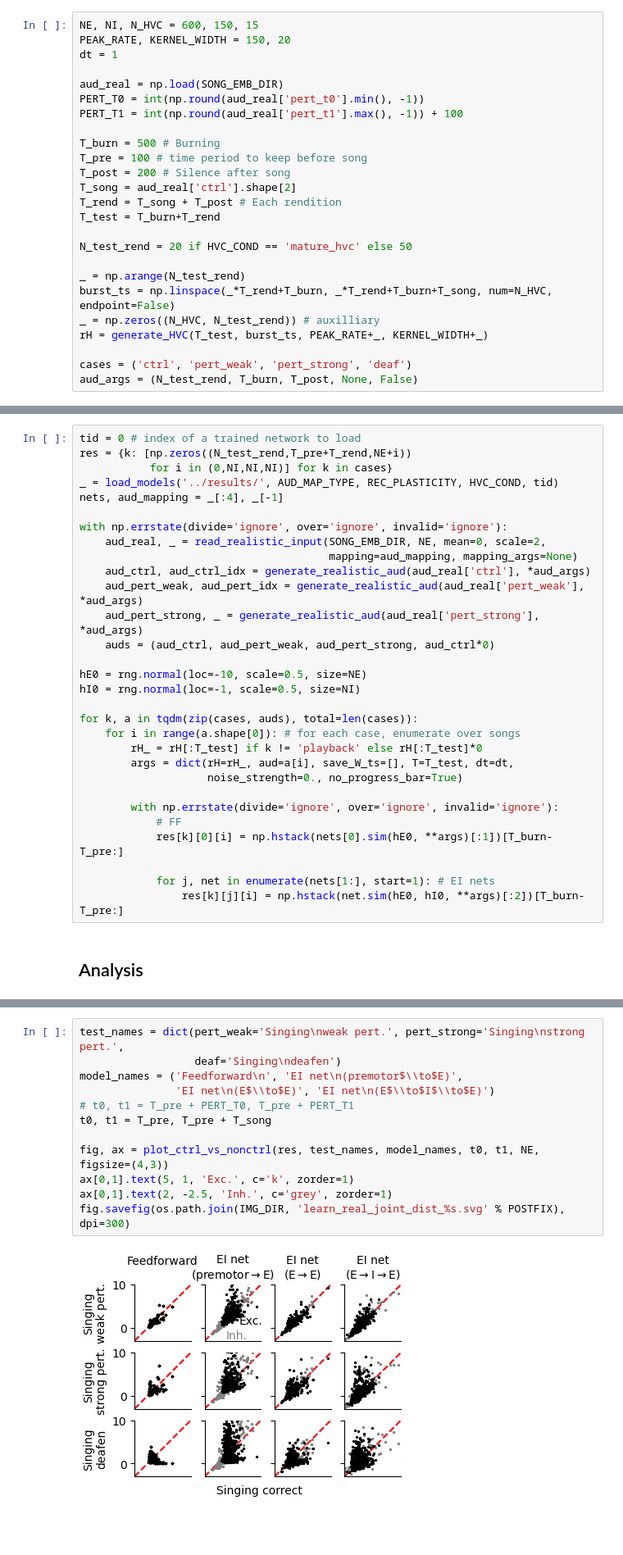
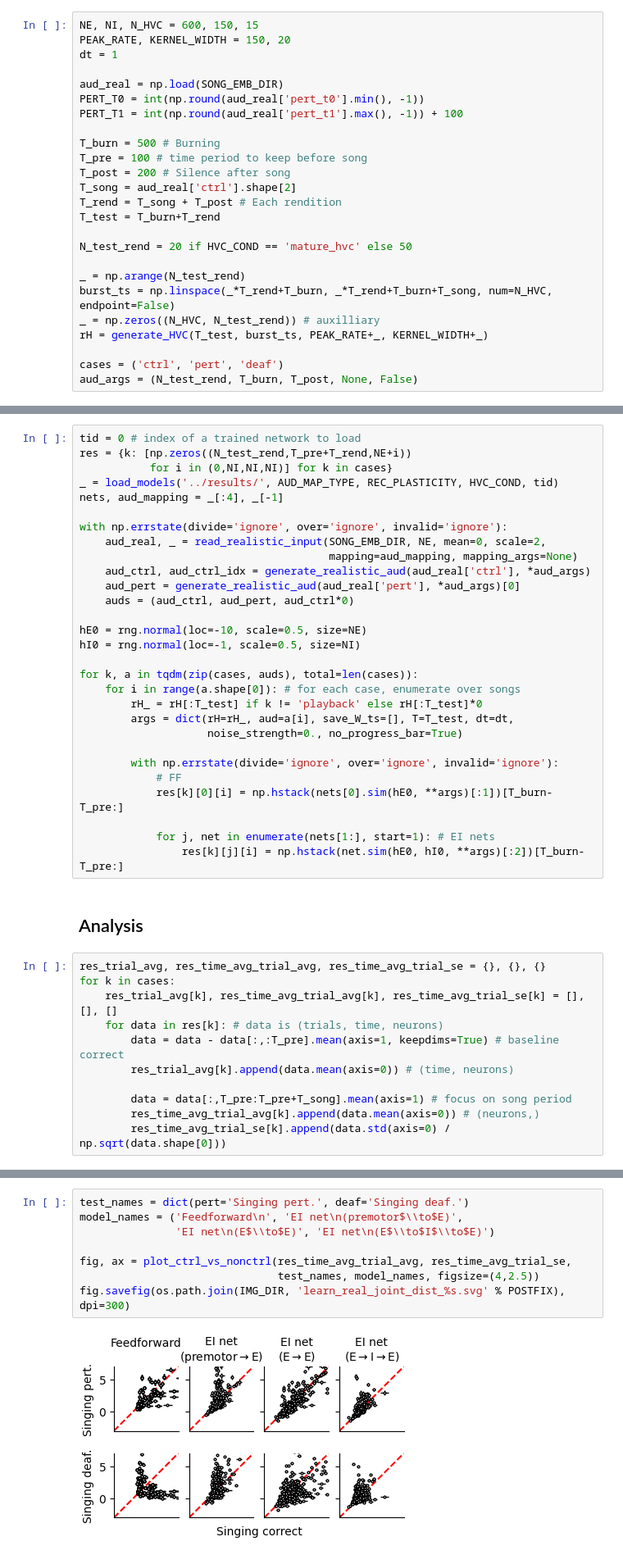
Before and after one commit to gongziyida/vocal-error-network, a Jupyter notebook: simulations/test_models.ipynb, the cells around one changed output, grey strips where cells are left out. Shown: that part at 82% size. Saved outputs shown, nothing was run; the diff lists cells and outputs as text; blank space fills up the shorter version.

Commit message:
pert

```diff
--- a/simulations/test_models.ipynb
+++ b/simulations/test_models.ipynb
@@ -44,7 +45,7 @@ burst_ts = np.linspace(_*T_rend+T_burn, _*T_rend+T_burn+T_song, num=N_HVC, endpo
 _ = np.zeros((N_HVC, N_test_rend)) # auxilliary
 rH = generate_HVC(T_test, burst_ts, PEAK_RATE+_, KERNEL_WIDTH+_)
 
-cases = ('ctrl', 'pert_weak', 'pert_strong', 'deaf')
+cases = ('ctrl', 'pert', 'deaf')
 aud_args = (N_test_rend, T_burn, T_post, None, False)
 # %% [markdown]
 ## Simulations
@@ -59,9 +60,8 @@ with np.errstate(divide='ignore', over='ignore', invalid='ignore'):
     aud_real, _ = read_realistic_input(SONG_EMB_DIR, NE, mean=0, scale=2,
                                        mapping=aud_mapping, mapping_args=None)
     aud_ctrl, aud_ctrl_idx = generate_realistic_aud(aud_real['ctrl'], *aud_args)
-    aud_pert_weak, aud_pert_idx = generate_realistic_aud(aud_real['pert_weak'], *aud_args)
-    aud_pert_strong, _ = generate_realistic_aud(aud_real['pert_strong'], *aud_args)
-    auds = (aud_ctrl, aud_pert_weak, aud_pert_strong, aud_ctrl*0)
+    aud_pert = generate_realistic_aud(aud_real['pert'], *aud_args)[0]
+    auds = (aud_ctrl, aud_pert, aud_ctrl*0)
 
 hE0 = rng.normal(loc=-10, scale=0.5, size=NE)
 hI0 = rng.normal(loc=-1, scale=0.5, size=NI)
@@ -80,5 +80,16 @@ for k, a in tqdm(zip(cases, auds), total=len(cases)):
                 res[k][j][i] = np.hstack(net.sim(hE0, hI0, **args)[:2])[T_burn-T_pre:]
 # %% [markdown]
 ## Analysis
+# %%
+res_trial_avg, res_time_avg_trial_avg, res_time_avg_trial_se = {}, {}, {}
+for k in cases:
+    res_trial_avg[k], res_time_avg_trial_avg[k], res_time_avg_trial_se[k] = [], [], []
+    for data in res[k]: # data is (trials, time, neurons)
+        data = data - data[:,:T_pre].mean(axis=1, keepdims=True) # baseline correct
+        res_trial_avg[k].append(data.mean(axis=0)) # (time, neurons)
+
+        data = data[:,T_pre:T_pre+T_song].mean(axis=1) # focus on song period
+        res_time_avg_trial_avg[k].append(data.mean(axis=0)) # (neurons,)
+        res_time_avg_trial_se[k].append(data.std(axis=0) / np.sqrt(data.shape[0]))
 # %%
 i = 0
@@ -105,14 +115,10 @@ for l, m in enumerate(('FF', 'HVC2E', 'E2E', 'E2I2E')):
 # %%
-test_names = dict(pert_weak='Singing\nweak pert.', pert_strong='Singing\nstrong pert.',
-                  deaf='Singing\ndeafen')
+test_names = dict(pert='Singing pert.', deaf='Singing deaf.')
 model_names = ('Feedforward\n', 'EI net\n(premotor$\\to$E)',
                'EI net\n(E$\\to$E)', 'EI net\n(E$\\to$I$\\to$E)')
-# t0, t1 = T_pre + PERT_T0, T_pre + PERT_T1
-t0, t1 = T_pre, T_pre + T_song
 
-fig, ax = plot_ctrl_vs_nonctrl(res, test_names, model_names, t0, t1, NE, figsize=(4,3))
-ax[0,1].text(5, 1, 'Exc.', c='k', zorder=1)
-ax[0,1].text(2, -2.5, 'Inh.', c='grey', zorder=1)
+fig, ax = plot_ctrl_vs_nonctrl(res_time_avg_trial_avg, res_time_avg_trial_se,
+                               test_names, model_names, figsize=(4,2.5))
 fig.savefig(os.path.join(IMG_DIR, 'learn_real_joint_dist_%s.svg' % POSTFIX), dpi=300)
 # %% [output]
-[figure, old version]
+[figure, new version]
```
Also changed, not shown: parts of 10 cells of this notebook, 1 other file.
